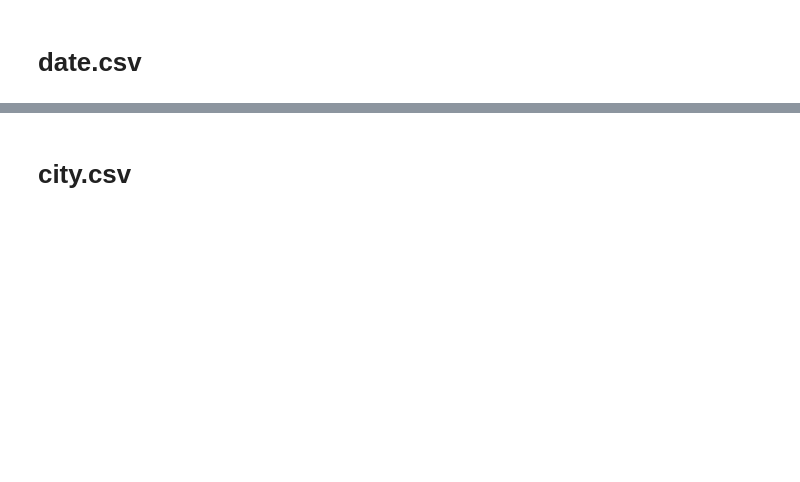
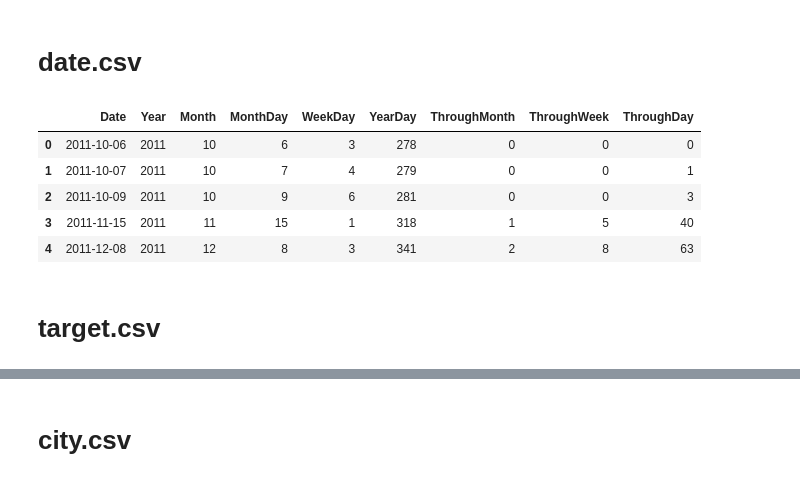
Before and after one commit to laol777/dodo, a Jupyter notebook: tranform_data.ipynb, the cells around one changed output, grey strips where cells are left out. Drawn from its saved outputs; the diff is of its cells as text; code cells hidden in the pictures; blank space fills up the shorter version.

```diff
--- a/tranform_data.ipynb
+++ b/tranform_data.ipynb
@@ -41,7 +21,7 @@ v_common.to_csv('data_original/v_common.csv', index=None)
 # %% [markdown]
 # date.csv
 # %%
-date = pd.read_csv('data_original/v_common.csv')[['Date']]
+date = pd.read_csv('data_original/common.csv')[['Date']]
 date.Date = date.Date.apply(lambda x: pd.to_datetime(x))
 # %%
 start_date = date.iloc[0]['Date']
@@ -54,8 +34,20 @@ date['YearDay'] = date.Date.apply(lambda x: (x-pd.to_datetime(str(x.year)+'-01-0
 # %%
 date['ThroughMonth'] = date.Date.apply(lambda x: (x.year - start_date.year) * 12 + x.month - start_date.month)
 # %%
-date['ThroughWeek'] = date.Date.apply(lambda x: int((x - start_date).days / 7))
+date['ThroughWeek'] = date.Date.apply(lambda x: int( ( (x - start_date).days  - start_date.weekday() - 1 ) / 7))
+#теперь нет смещения, это могло вводить неоднозначноть, т.е. одной недели могли противоречить две фичи
 # %%
 date['ThroughDay'] = date.Date.apply(lambda x: (x - start_date).days)
 # %%
 date.to_csv('data_transform/date.csv', index=None)
+# %%
+date.head()
+# %% [output]
+|  | Date | Year | Month | MonthDay | WeekDay | YearDay | ThroughMonth | ThroughWeek | ThroughDay |
+| 0 | 2011-10-06 | 2011 | 10 | 6 | 3 | 278 | 0 | 0 | 0 |
+| 1 | 2011-10-07 | 2011 | 10 | 7 | 4 | 279 | 0 | 0 | 1 |
+| 2 | 2011-10-09 | 2011 | 10 | 9 | 6 | 281 | 0 | 0 | 3 |
+| 3 | 2011-11-15 | 2011 | 11 | 15 | 1 | 318 | 1 | 5 | 40 |
+| 4 | 2011-12-08 | 2011 | 12 | 8 | 3 | 341 | 2 | 8 | 63 |
+# %% [markdown]
+# target.csv
```
Also changed, not shown: parts of 25 cells of this notebook, 9 other files.
